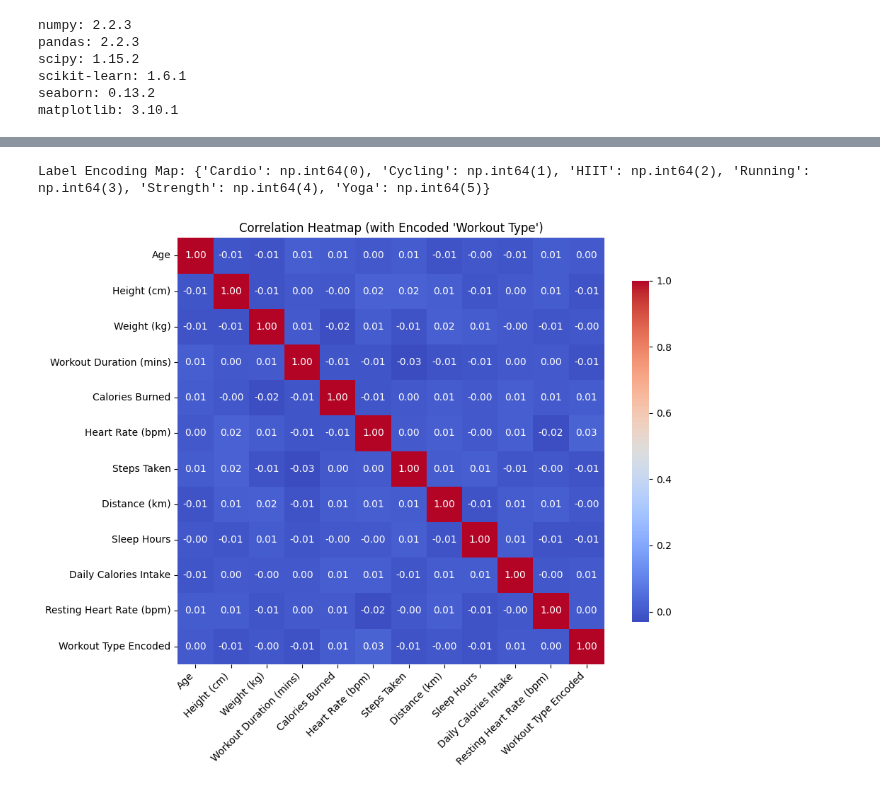
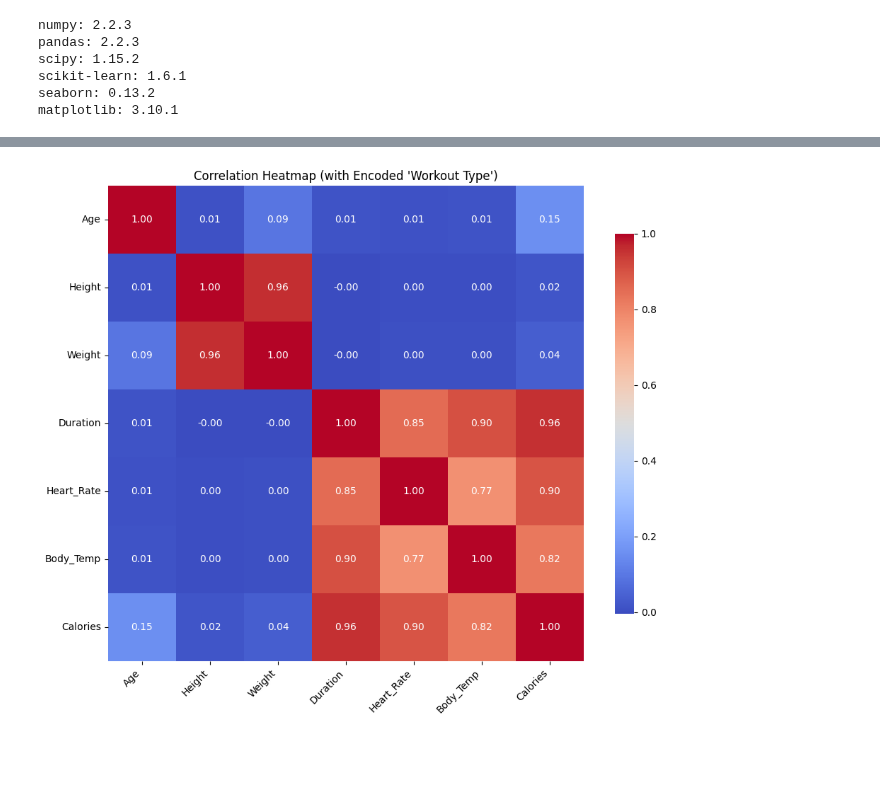
Before and after one commit to 4GeeksAcademy/gperdrizet_fitness_final_project, a Jupyter notebook: src/01.2-EDA_continuous_features.ipynb, the cells around one changed output, grey strips where cells are left out. Saved outputs shown, nothing was run; the diff lists cells and outputs as text; code cells hidden in the pictures; blank space fills up the shorter version.

```diff
--- a/src/01.2-EDA_continuous_features.ipynb
+++ b/src/01.2-EDA_continuous_features.ipynb
@@ -26,7 +26,10 @@ scikit-learn: 1.6.1
 seaborn: 0.13.2
 matplotlib: 3.10.1
 # %%
-df = pd.read_csv('../data/raw/workout_fitness_tracker_data.csv')
+df_exe = pd.read_csv('../data/raw/exercise.csv')
+df_cal = pd.read_csv('../data/raw/calories.csv')
+# %%
+df = pd.merge(df_exe, df_cal, on='User_ID', how='left')
 # %%
 df.info()
 # %% [output]
@@ -64,3 +64,5 @@ df_cont = df[['Workout Type', 'Age', 'Height (cm)', 'Weight (kg)', 'Workout Dura
+# %%
+df_cont = df[['Age', 'Height', 'Weight', 'Duration', 'Heart_Rate', 'Body_Temp', 'Calories']]
 # %%
 df_cont.info()
 # %% [output]
@@ -104,6 +103,3 @@ plt.show()
-# %%
-#Recommendations: remove VO2 Max, Body Fat %,
-df_cont = df_cont.drop(columns=['VO2 Max', 'Body Fat (%)', 'Water Intake (liters)'])
 # %%
 df_cont.head()
 # %% [output]
@@ -219,29 +215,24 @@ funcs.plot_correlations(df_cont, correlations_df)
 # %%
 import pandas as pd
 import seaborn as sns
 import matplotlib.pyplot as plt
 from sklearn.preprocessing import LabelEncoder
 
-# Label encode 'Workout Type'
-le = LabelEncoder()
-df_cont['Workout Type Encoded'] = le.fit_transform(df_cont['Workout Type'])
+
 
 # Print the label mapping
-label_map = dict(zip(le.classes_, le.transform(le.classes_)))
-print("Label Encoding Map:", label_map)
 
 # Compute correlation matrix (including the encoded Workout Type)
 corr_matrix = df_cont.select_dtypes(include=['float64', 'int64']).corr()
 
 # Plot heatmap
 plt.figure(figsize=(10, 8))
 sns.heatmap(corr_matrix, annot=True, fmt=".2f", cmap="coolwarm", square=True, cbar_kws={"shrink": 0.8})
 
 plt.title("Correlation Heatmap (with Encoded 'Workout Type')")
 plt.xticks(rotation=45, ha='right')
 plt.yticks(rotation=0)
 plt.tight_layout()
 plt.show()
 # %% [output]
-Label Encoding Map: {'Cardio': np.int64(0), 'Cycling': np.int64(1), 'HIIT': np.int64(2), 'Running': np.int64(3), 'Strength': np.int64(4), 'Yoga': np.int64(5)}
-[figure, old version]
+[figure, new version]
```
Also changed, not shown: parts of 14 cells of this notebook.
